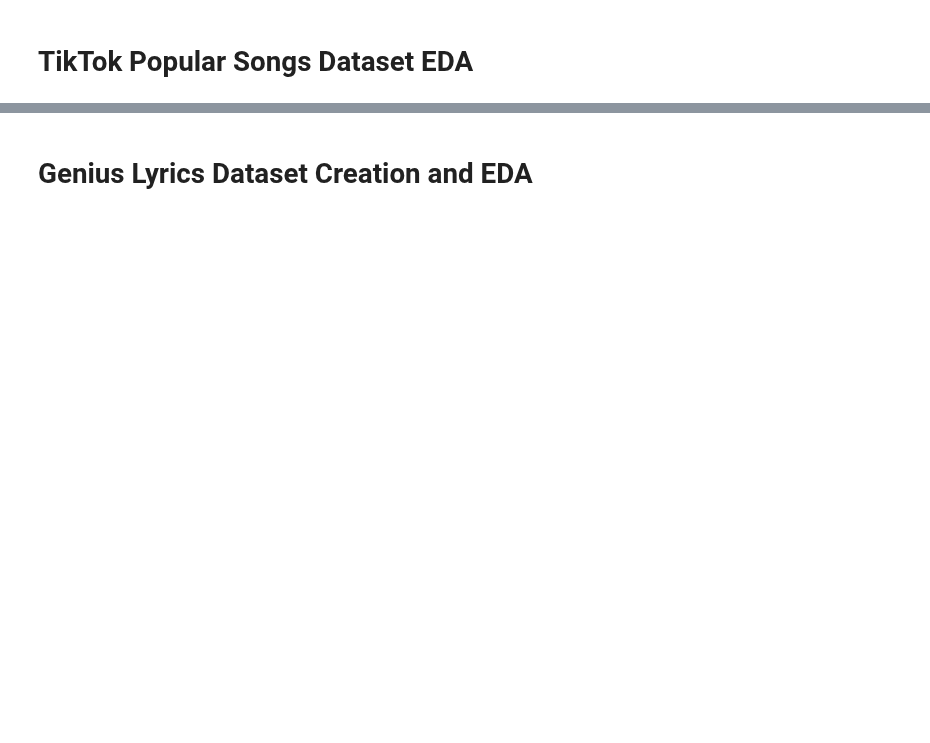
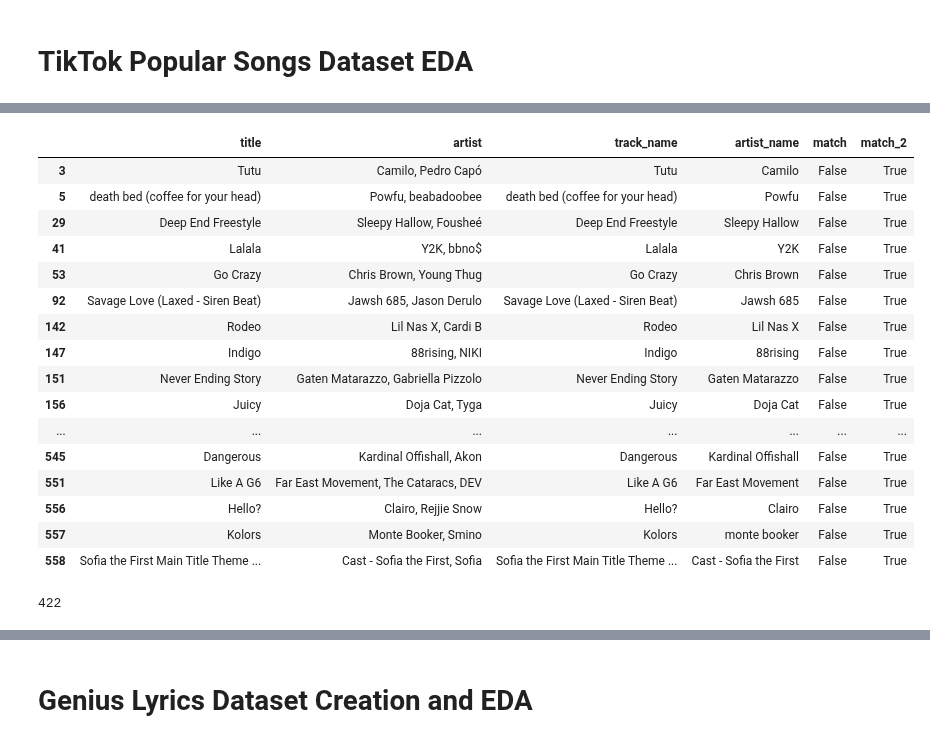
Before and after one commit to Joseph-Willem-Ricci/5450-final-project, a Jupyter notebook: CIS5450_Project.ipynb, the cells around one changed output, grey strips where cells are left out. Cells and saved outputs as stored; diff of their text form; code cells hidden in the pictures; blank space fills up the shorter version.

Commit message:
worked on matching more song features

```diff
--- a/CIS5450_Project.ipynb
+++ b/CIS5450_Project.ipynb
@@ -206,0 +313,10 @@ We are able to provide audio features for 16.48% of songs in df_charts, for a to
+# %%
+# Combine the tiktok datasets
+data_tiktok = [df_tiktok_19, df_tiktok_20, df_tiktok_21]
+df_tiktok_full = pd.concat(data_tiktok)
+# %%
+# Extract the track name and artist to check for the overlap
+df_tiktok_tracks = df_tiktok_full[['track_name', 'artist_name']]
+
+# Check number of rows
+df_tiktok_tracks.shape[0]
@@ -206,0 +325,6 @@ We are able to provide audio features for 16.48% of songs in df_charts, for a to
+# %%
+# Merge with spotify features on track names only to check overlap
+df_tiktok_tracks_only = feature_matches.merge(df_tiktok_tracks.drop_duplicates(), left_on = ['title'], right_on=['track_name'], how='inner')
+
+# Check overlap
+df_tiktok_tracks_only.shape[0]
@@ -206,0 +379,6 @@ We are able to provide audio features for 16.48% of songs in df_charts, for a to
+# %%
+# Create a match column to indicate cases where the tiktok artist name can be found as a substring in the spotify artist column
+df_tiktok_tracks_only['match'] = df_tiktok_tracks_only.apply(lambda x: x['artist_name'].lower().find(x['artist'].lower()), axis=1).ge(0)
+
+# Create a match column to indicate cases where the spotify artist column can be found as a substring in the tiktok artist name
+df_tiktok_tracks_only['match_2'] = df_tiktok_tracks_only.apply(lambda x: x['artist'].lower().find(x['artist_name'].lower()), axis=1).ge(0)
@@ -206,0 +427,29 @@ We are able to provide audio features for 16.48% of songs in df_charts, for a to
+# %%
+# check the rows where the artists names aren't an exact match - for visual inspection
+df_tiktok_tracks_only.loc[(df_tiktok_tracks_only['artist'] != df_tiktok_tracks_only['artist_name']) & (df_tiktok_tracks_only['match'] |df_tiktok_tracks_only['match_2'])]
+# %% [output]
+|  | title | artist | track_name | artist_name | match | match_2 |
+| 3 | Tutu | Camilo, Pedro Capó | Tutu | Camilo | False | True |
+| 5 | death bed (coffee for your head) | Powfu, beabadoobee | death bed (coffee for your head) | Powfu | False | True |
+| 29 | Deep End Freestyle | Sleepy Hallow, Fousheé | Deep End Freestyle | Sleepy Hallow | False | True |
+| 41 | Lalala | Y2K, bbno$ | Lalala | Y2K | False | True |
+| 53 | Go Crazy | Chris Brown, Young Thug | Go Crazy | Chris Brown | False | True |
+| 92 | Savage Love (Laxed - Siren Beat) | Jawsh 685, Jason Derulo | Savage Love (Laxed - Siren Beat) | Jawsh 685 | False | True |
+| 142 | Rodeo | Lil Nas X, Cardi B | Rodeo | Lil Nas X | False | True |
+| 147 | Indigo | 88rising, NIKI | Indigo | 88rising | False | True |
+| 151 | Never Ending Story | Gaten Matarazzo, Gabriella Pizzolo | Never Ending Story | Gaten Matarazzo | False | True |
+| 156 | Juicy | Doja Cat, Tyga | Juicy | Doja Cat | False | True |
+| ... | ... | ... | ... | ... | ... | ... |
+| 545 | Dangerous | Kardinal Offishall, Akon | Dangerous | Kardinal Offishall | False | True |
+| 551 | Like A G6 | Far East Movement, The Cataracs, DEV | Like A G6 | Far East Movement | False | True |
+| 556 | Hello? | Clairo, Rejjie Snow | Hello? | Clairo | False | True |
+| 557 | Kolors | Monte Booker, Smino | Kolors | monte booker | False | True |
+| 558 | Sofia the First Main Title Theme ... | Cast - Sofia the First, Sofia | Sofia the First Main Title Theme ... | Cast - Sofia the First | False | True |
+# %%
+# Create a dataframe of overlapping songs based on the two matches colums and drop duplicates
+df_tiktok_matches_final = df_tiktok_tracks_only.loc[(df_tiktok_tracks_only['match'] |df_tiktok_tracks_only['match_2'])]
+
+# Check the shape of the df
+df_tiktok_matches_final.shape[0]
+# %% [output]
+422
```
Also changed, not shown: parts of 36 cells of this notebook, 1 other file.
